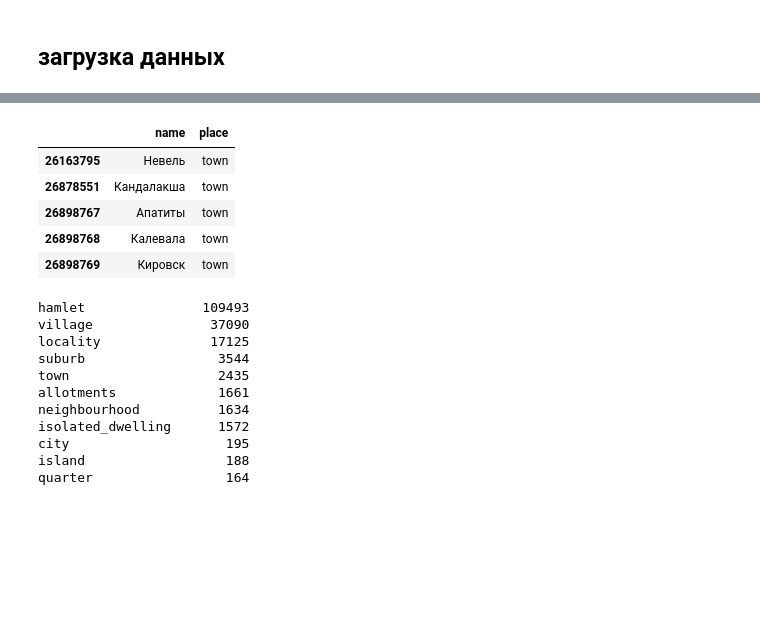
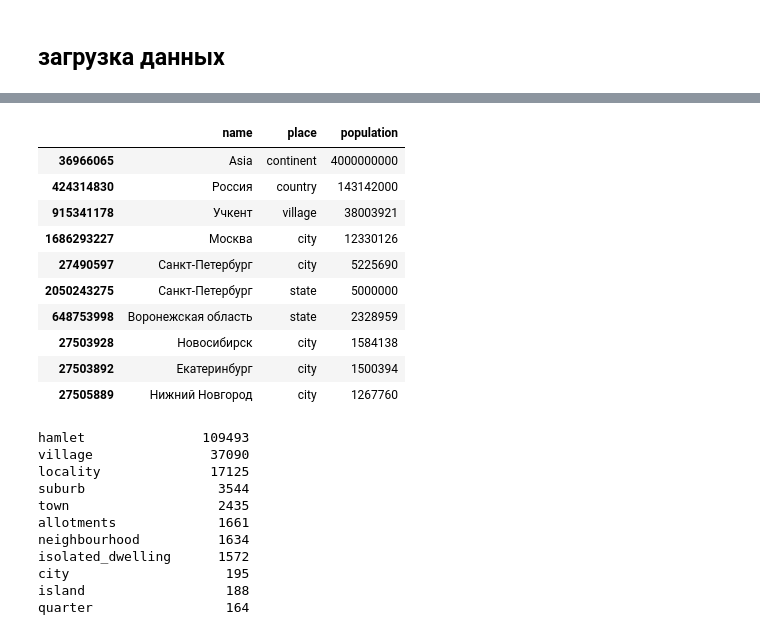
Before and after one commit to moskupols/osm-toponyms, a Jupyter notebook: api-usage-example.ipynb, the cells around one changed output, grey strips where cells are left out. Drawn from its saved outputs; the diff is of its cells as text; code cells hidden in the pictures; blank space fills up the shorter version.

```diff
--- a/api-usage-example.ipynb
+++ b/api-usage-example.ipynb
@@ -194,19 +153,32 @@ with open('places_ru.pcl', 'rb') as pcl:
 # %%
 import pandas as pd
+
+def parse_int(line):
+    try:
+        return int(line.replace(' ', '').replace('~', ''))
+    except:
+        return 0
 
 places = pd.DataFrame(
     data=[w.tags for w in r.nodes],
     index=[w.id for w in r.nodes],
-    columns=['name', 'place']
+    columns=['name', 'place', 'population']
 )
-places.head()
+places.population = places.population.map(parse_int)
+places.sort_values("population", ascending=False, inplace=True)
+places.head(10)
 # %% [output]
-|  | name | place |
-| 26163795 | Невель | town |
-| 26878551 | Кандалакша | town |
-| 26898767 | Апатиты | town |
-| 26898768 | Калевала | town |
-| 26898769 | Кировск | town |
+|  | name | place | population |
+| 36966065 | Asia | continent | 4000000000 |
+| 424314830 | Россия | country | 143142000 |
+| 915341178 | Учкент | village | 38003921 |
+| 1686293227 | Москва | city | 12330126 |
+| 27490597 | Санкт-Петербург | city | 5225690 |
+| 2050243275 | Санкт-Петербург | state | 5000000 |
+| 648753998 | Воронежская область | state | 2328959 |
+| 27503928 | Новосибирск | city | 1584138 |
+| 27503892 | Екатеринбург | city | 1500394 |
+| 27505889 | Нижний Новгород | city | 1267760 |
 # %%
 places.place.value_counts()
 # %% [output]
```
Also changed, not shown: parts of 33 cells of this notebook.
